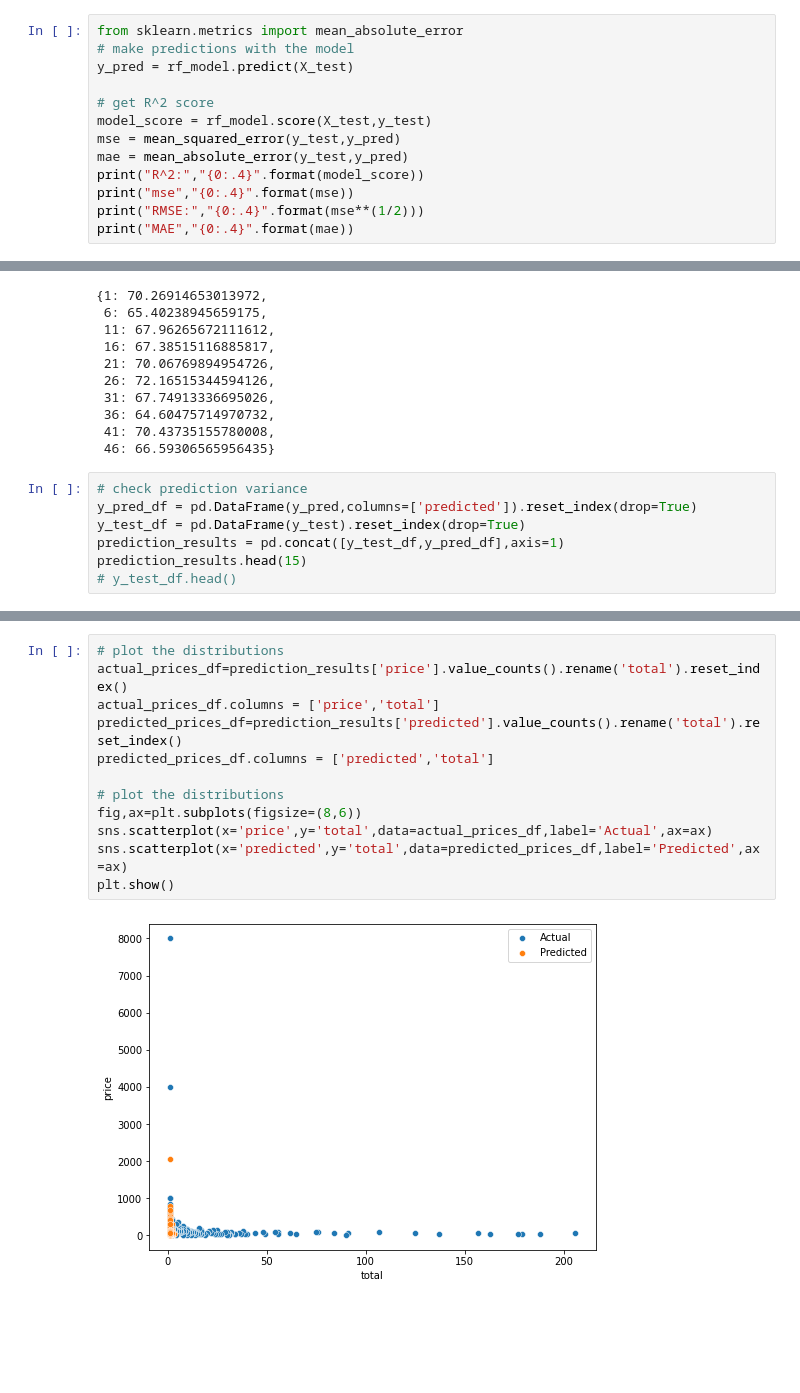
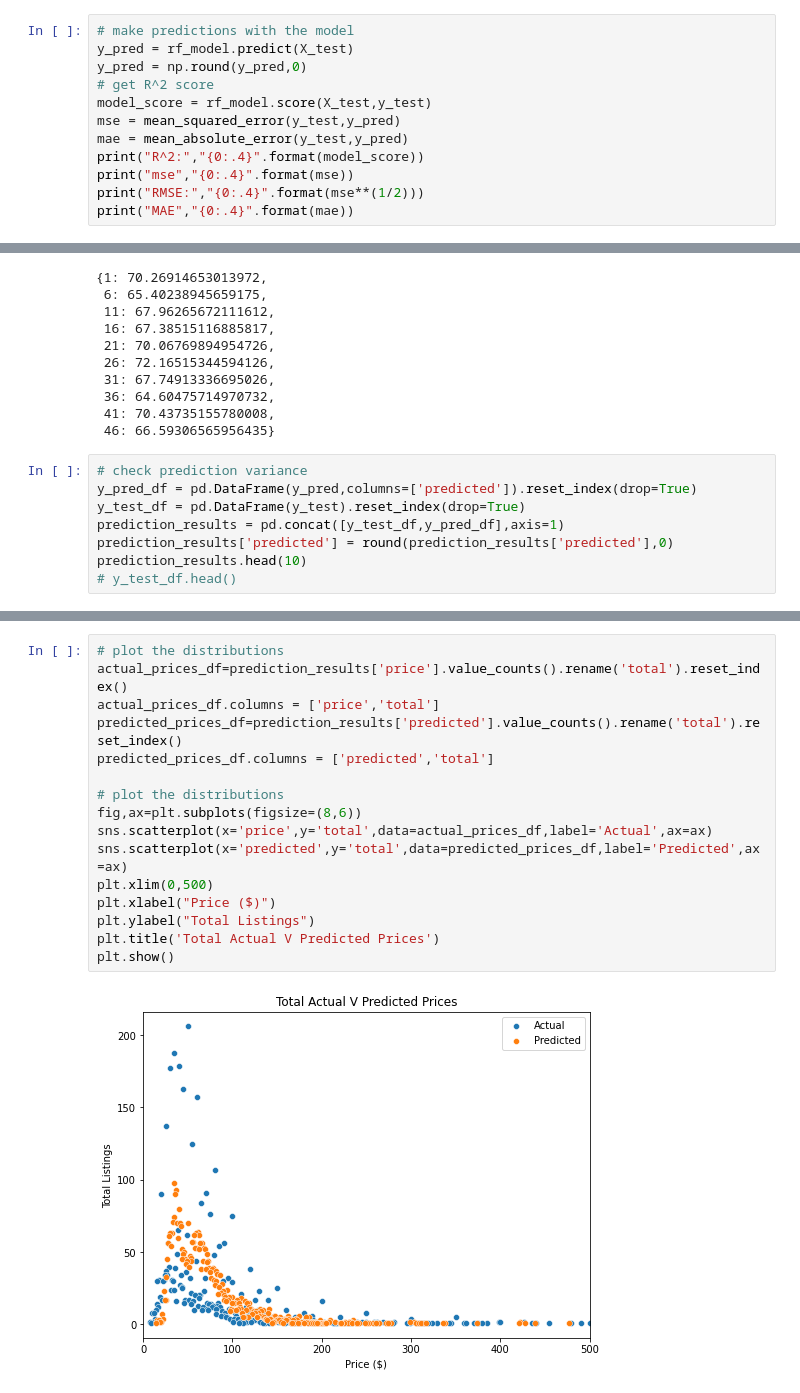
Before and after one commit to wkirui/Airbnb-Price-Prediction, a Jupyter notebook: Airbnb Data Data Processing.ipynb, the cells around one changed output, grey strips where cells are left out. Saved outputs shown, nothing was run; the diff lists cells and outputs as text; blank space fills up the shorter version.

Commit message:
generated final predictions

```diff
--- a/Airbnb Data Data Processing.ipynb
+++ b/Airbnb Data Data Processing.ipynb
@@ -691,10 +691,9 @@ rf_model.fit(X_train,y_train)
 # %% [output]
 RandomForestRegressor(n_estimators=1000, n_jobs=-1)
 # %%
-from sklearn.metrics import mean_absolute_error
 # make predictions with the model
 y_pred = rf_model.predict(X_test)
-
+y_pred = np.round(y_pred,0)
 # get R^2 score
 model_score = rf_model.score(X_test,y_test)
 mse = mean_squared_error(y_test,y_pred)
@@ -782,7 +781,8 @@ rmse_results
 y_pred_df = pd.DataFrame(y_pred,columns=['predicted']).reset_index(drop=True)
 y_test_df = pd.DataFrame(y_test).reset_index(drop=True)
 prediction_results = pd.concat([y_test_df,y_pred_df],axis=1)
-prediction_results.head(15)
+prediction_results['predicted'] = round(prediction_results['predicted'],0)
+prediction_results.head(10)
 # y_test_df.head()
 # %% [output]
 |  | price | predicted |
@@ -804,14 +811,18 @@ prediction_results.head(15)
 # %%
 # plot the distributions
 actual_prices_df=prediction_results['price'].value_counts().rename('total').reset_index()
 actual_prices_df.columns = ['price','total']
 predicted_prices_df=prediction_results['predicted'].value_counts().rename('total').reset_index()
 predicted_prices_df.columns = ['predicted','total']
 
 # plot the distributions
 fig,ax=plt.subplots(figsize=(8,6))
 sns.scatterplot(x='price',y='total',data=actual_prices_df,label='Actual',ax=ax)
 sns.scatterplot(x='predicted',y='total',data=predicted_prices_df,label='Predicted',ax=ax)
+plt.xlim(0,500)
+plt.xlabel("Price ($)")
+plt.ylabel("Total Listings")
+plt.title('Total Actual V Predicted Prices')
 plt.show()
 # %% [output]
-[figure, old version]
+[figure, new version]
```
Also changed, not shown: parts of 5 cells of this notebook.
